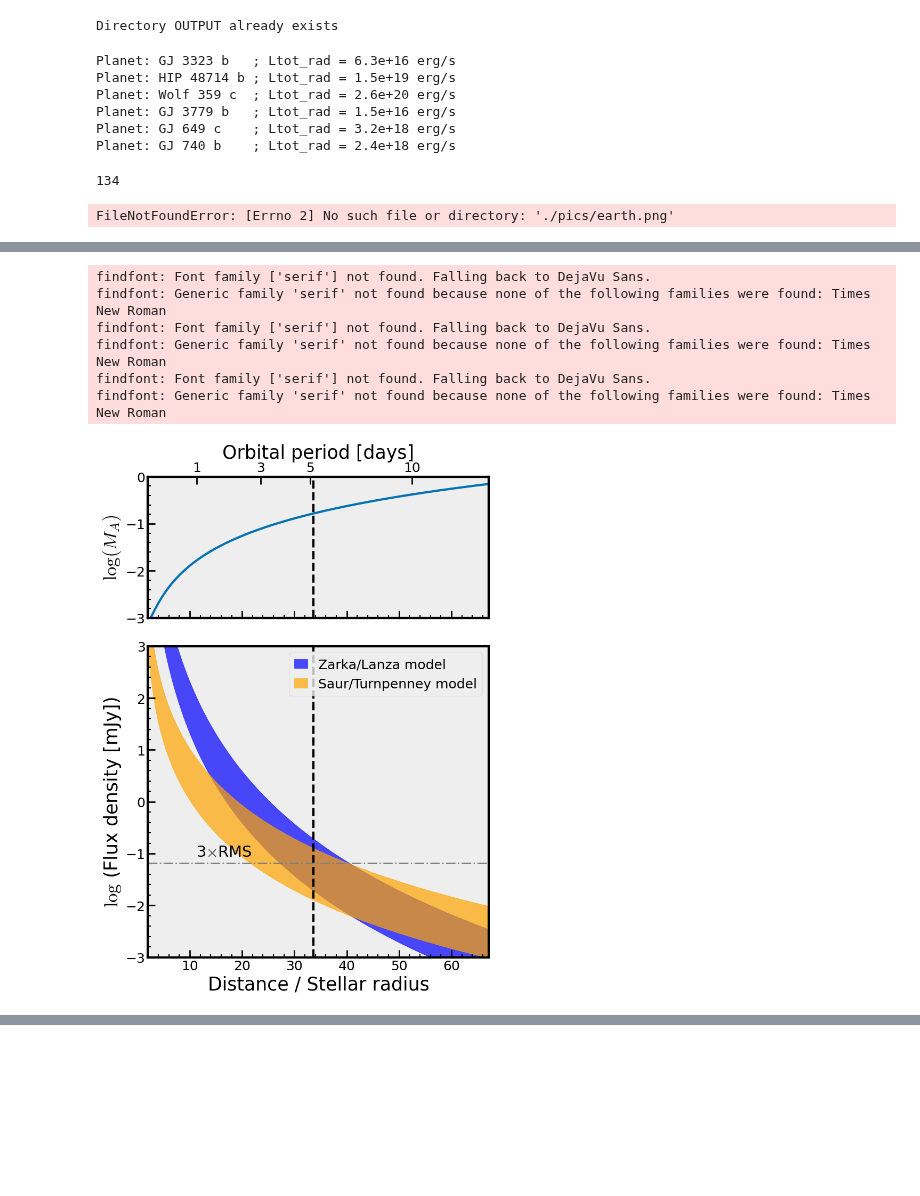
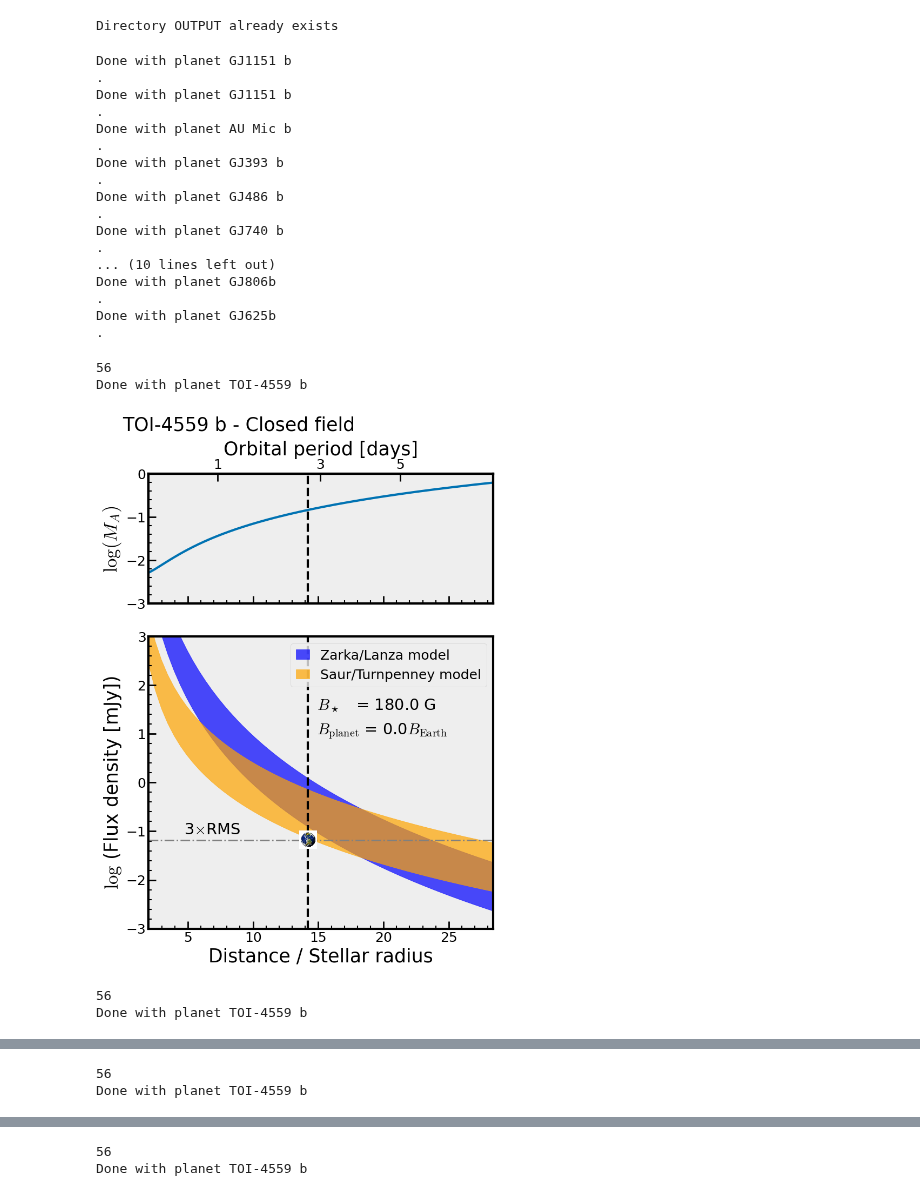
Before and after one commit to mapereztorres/spirou, a Jupyter notebook: SPI.ipynb, the cells around one changed output, grey strips where cells are left out. Drawn from its saved outputs; the diff is of its cells as text; code cells hidden in the pictures; blank space fills up the shorter version.

```diff
--- a/SPI.ipynb
+++ b/SPI.ipynb
@@ -256,10 +246,15 @@ Directory OUTPUT already exists
 
 for indi in range(len(data)):
     planet = data['planet_name'][indi]
+    #print("Planet = {0:12s}\n".format(planet))
     d      = data['d_star(pc)'][indi] * pc               # Distance to stellar system , in  cm
     B_star = data['bfield_star(gauss)'][indi]            # Stellar surface magnetic field
     M_star = data['mass_star(m_sun)'][indi] * M_sun
     P_orb  = data['p_orb(days)'][indi] # Orbital period, in days
+    Exoplanet = data['planet_name'][indi]
+    Rp = data['radius_planet(r_earth)'][indi]*R_earth # Planetary radius
+    Mp = float(data['mass_planet(m_earth)'][indi])*M_earth # Planetary mass
+    r_orb  = data['a(au)'][indi]*au    # orbital distance, in cm
     nu_ecm = data['freq_cycl(ghz)'] # in GHz
     #P_orb  *= 86400 # Orbital period, in cgs
     #semimajor_a = Kepler_r(M_star, P_orb)/au
@@ -271,14 +266,26 @@ for indi in range(len(data)):
     Ltot_rad = Lrad_leto(B_star, R_star, P_rot_star) # in erg/s
     #Lnu_rad  = Ltot_rad / (nu_ecm*1e9)
     #Flux_nu_rad = Lnu_rad/(4*np.pi *  d**2)
-    print("Planet: {0:12s}; Ltot_rad = {1:2.1e} erg/s".format(planet, Ltot_rad))
+    #print("Ltot_rad = {0:2.1e} erg/s".format(Ltot_rad))
+    print("Done with planet {0:12s}\n.".format(planet))
 # %% [output]
-Planet: GJ 3323 b   ; Ltot_rad = 6.3e+16 erg/s
-Planet: HIP 48714 b ; Ltot_rad = 1.5e+19 erg/s
-Planet: Wolf 359 c  ; Ltot_rad = 2.6e+20 erg/s
-Planet: GJ 3779 b   ; Ltot_rad = 1.5e+16 erg/s
-Planet: GJ 649 c    ; Ltot_rad = 3.2e+18 erg/s
-Planet: GJ 740 b    ; Ltot_rad = 2.4e+18 erg/s
+Done with planet GJ1151 b
+.
+Done with planet GJ1151 b
+.
+Done with planet AU Mic b
+.
+Done with planet GJ393 b
+.
+Done with planet GJ486 b
+.
+Done with planet GJ740 b
+.
+... (10 lines left out)
+Done with planet GJ806b
+.
+Done with planet GJ625b
+.
 # %%
 # Quitar en el futuro?
 def B_shulyak(P_rot):
@@ -310,7 +317,7 @@ Bp0_arr= [0, 1]
 #for indi in range(len(data)):
 #star_array = [92, 93, 94, 95]
 #star_array = range(len(data))
-star_array = [0]
+star_array = [7]
 for indi in star_array:
     #indi=63
     d      = data['d_star(pc)'][indi] * pc               # Distance to stellar system , in  cm
@@ -322,7 +329,7 @@ for indi in star_array:
     # Planet -
     Exoplanet = data['planet_name'][indi]
     Rp = data['radius_planet(r_earth)'][indi]*R_earth # Planetary radius
-    Mp = data['mass_planet(m_earth)'][indi]*M_earth # Planetary mass
+    Mp = float(data['mass_planet(m_earth)'][indi])*M_earth # Planetary mass
     r_orb  = data['a(au)'][indi]*au    # orbital distance, in cm
     P_orb = data['p_orb(days)'][indi] #orbital period of planet, in days
 
@@ -683,10 +690,10 @@ for indi in star_array:
             ax2.legend(loc=1)
 
             # draw a little Earth at the planet position for visualization purposes
-            paths = ['./pics/earth.png']
+            paths = ['./pics/earth.jpg']
             x = [r_orb/R_star]
             y = [np.log10(3*rms)]
-            #y = [-2.6]
+            # Do not draw planet for the moment
             for x0, y0, path in zip(x, y, paths):
                 ab_earth = AnnotationBbox(getImage(path), (x0, y0), frameon=False)
                 ax2.add_artist(ab_earth)
@@ -729,32 +736,35 @@ for indi in star_array:
             output = 0
 
             if output:
                 common_string = str(B_star)+"G"+"-Bplanet"+str(Bp[loc_pl])+"G"
                 if open_field:
                     ax1.text(x=0, y=1, s= Exoplanet + " - Open field")
                     out = Exoplanet + "-Open-Bstar"+ common_string
                 else:
                     ax1.text(x=0, y=1, s= Exoplanet + " - Closed field")
                     out = Exoplanet + "-Closed-Bstar"+ common_string
 
                 outfilePDF = os.path.join(outdir, outfile+".pdf")
                 plt.savefig(outfilePDF)
                 plt.close()
             else:
                 plt.show()
 
 
 
             outfileTXT = os.path.join(outdir, outfile+'.txt')
             with open(outfileTXT, 'w') as f:
                 f.write('# INPUT PARAMETERS:  ########\n')
                 #f.write('B_star = {0:.0f} G; B_planet = {1:.0f} G\n'.format(B_star, Bp[loc_pl]))
                 f.write('T_corona = {0:.0e} K\n'.format(T_corona))
                 f.write('Stellar wind particle density at the base = {0:.0e} cm-3\n\n'.format(n_sw_base))
                 f.write('# OUTPUT PARAMETERS: ########\n')
                 f.write('ECMI freq (fundamental) = {0:.0f} MHz\n'.format(gyrofreq/1e6))
                 f.write('Flux_ST: ({0}, {1}) mJy\n'.format(Flux_r_S_min[loc_pl], Flux_r_S_max[loc_pl]))
                 f.write('Flux_ZL: ({0}, {1}) mJy\n'.format(Flux_r_S_ZL_min[loc_pl], Flux_r_S_ZL_max[loc_pl]))
 # %% [output]
-134
+56
+Done with planet TOI-4559 b
+[figure, new version]
-FileNotFoundError: [Errno 2] No such file or directory: './pics/earth.png'
+56
+Done with planet TOI-4559 b
@@ -761,7 +772,2 @@ FileNotFoundError: [Errno 2] No such file or directory: './pics/earth.png'
-findfont: Font family ['serif'] not found. Falling back to DejaVu Sans.
-findfont: Generic family 'serif' not found because none of the following families were found: Times New Roman
-findfont: Font family ['serif'] not found. Falling back to DejaVu Sans.
-findfont: Generic family 'serif' not found because none of the following families were found: Times New Roman
-findfont: Font family ['serif'] not found. Falling back to DejaVu Sans.
-findfont: Generic family 'serif' not found because none of the following families were found: Times New Roman
+56
+Done with planet TOI-4559 b
-[figure, old version]
@@ -767,0 +775,2 @@ findfont: Generic family 'serif' not found because none of the following familie
+56
+Done with planet TOI-4559 b
```
Also changed, not shown: parts of 5 cells of this notebook.
